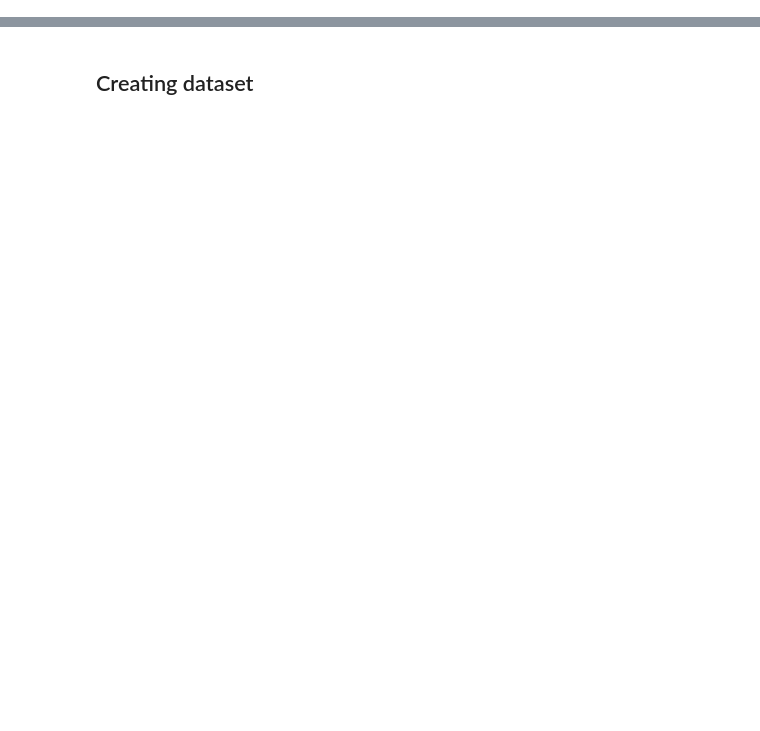
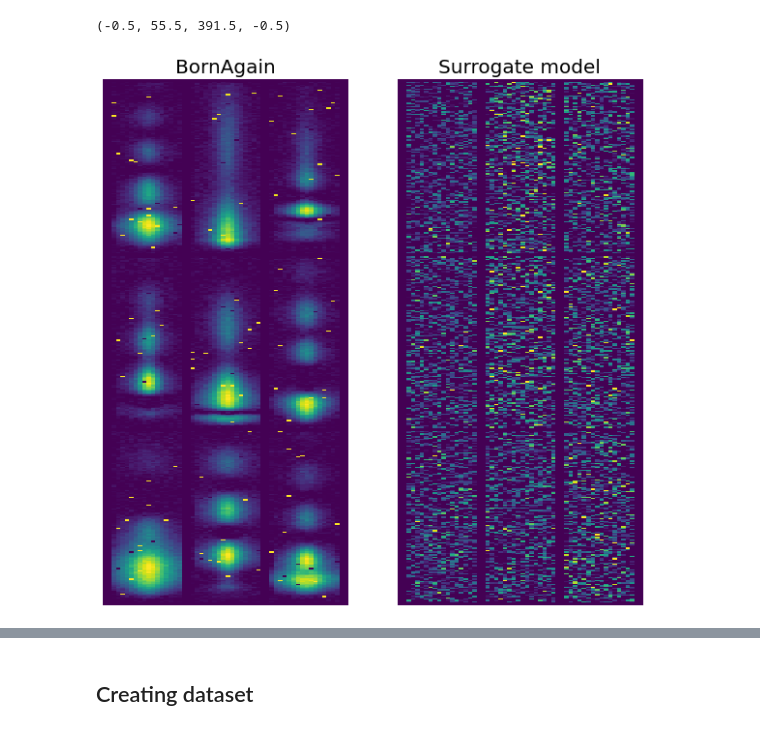
Before and after one commit to maxxxzdn/gisaxs-reconstruction, a Jupyter notebook: GISAXS_learning.ipynb, the cells around one changed output, grey strips where cells are left out. Saved outputs shown, nothing was run; the diff lists cells and outputs as text; code cells hidden in the pictures; blank space fills up the shorter version.

```diff
--- a/GISAXS_learning.ipynb
+++ b/GISAXS_learning.ipynb
@@ -0,0 +48,3 @@
+# %%
+import torch
+model.load_state_dict(torch.load('./saved_models/fcnet___1_1_0_l1_3_128_16'))
@@ -0,0 +56,24 @@
+# %%
+xs, ys = next(iter(loaders['train']))
+x_pred = model(ys.cuda()).cpu().detach()
+# %%
+from torchvision.utils import make_grid
+grid_img = make_grid(xs.unsqueeze(1)[:], nrow=3).cpu().detach()
+grid_img_pred = make_grid(x_pred[:], nrow=3).cpu().detach()
+# %%
+import matplotlib.pyplot as plt
+
+plt.figure(figsize=[10,10])
+
+plt.subplot(1,2,1)
+plt.title('BornAgain', fontsize = 20)
+plt.imshow(grid_img[0], vmin = 0, vmax = 1, aspect = 'auto', interpolation='nearest')
+plt.axis('off')
+
+plt.subplot(1,2,2)
+plt.title('Surrogate model', fontsize = 20)
+plt.imshow(grid_img_pred[1], vmin = 0, vmax = 1, aspect = 'auto', interpolation='nearest')
+plt.axis('off')
+# %% [output]
+(-0.5, 55.5, 391.5, -0.5)
+[figure, added]
```
Also changed, not shown: parts of 56 cells of this notebook, 16 other files.
